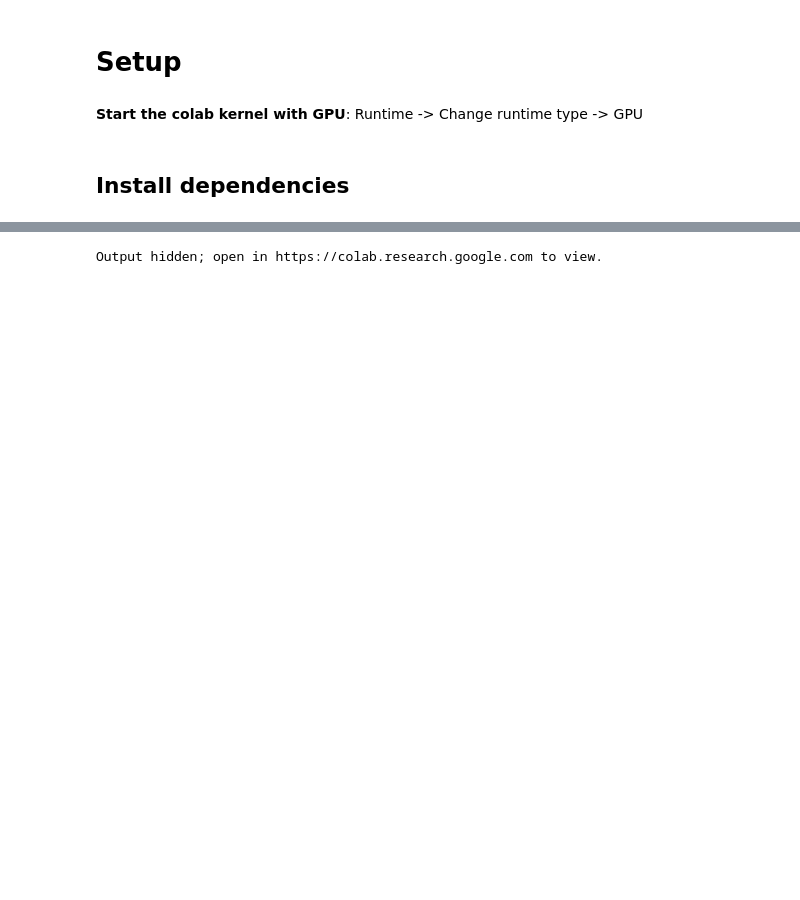
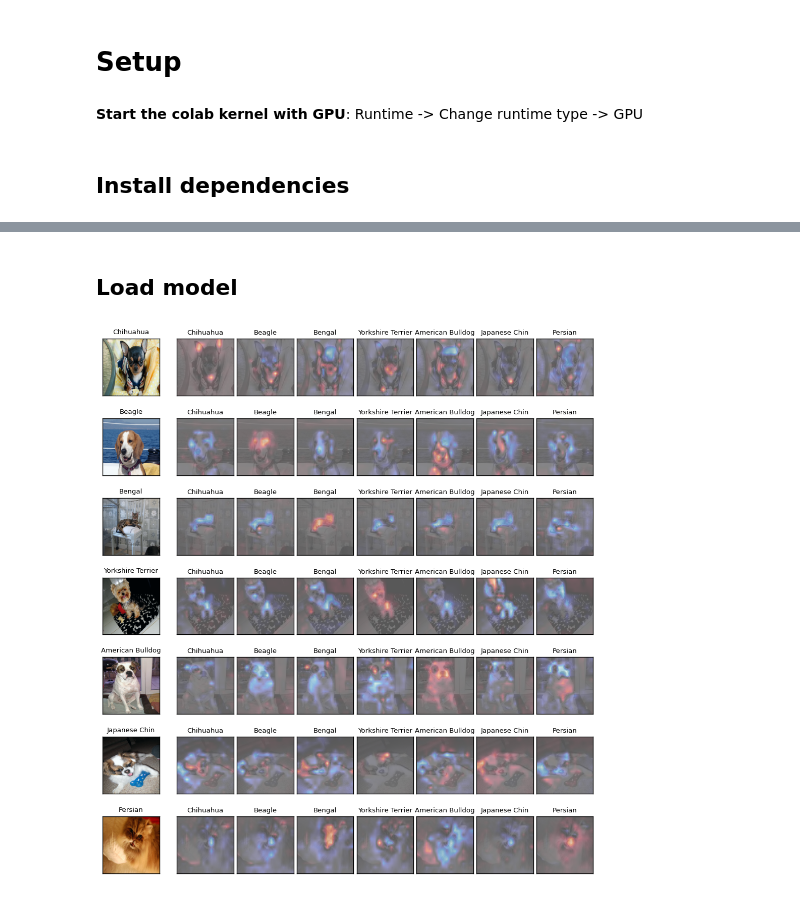
Before and after one commit to suinleelab/vit-shapley, a Jupyter notebook: notebooks/vit-shapley-example.ipynb, the cells around one changed output, grey strips where cells are left out. Cells and saved outputs as stored; diff of their text form; code cells hidden in the pictures; blank space fills up the shorter version.

```diff
--- a/notebooks/vit-shapley-example.ipynb
+++ b/notebooks/vit-shapley-example.ipynb
@@ -283,42 +147,2 @@ for idx, (backbone_type, backbone_type_config) in enumerate(backbone_type_config
-# %%
-_config.update({'explainer_normalization': "additive",
-                'explainer_activation': "tanh",
-                'explainer_link': 'sigmoid' if _config["output_dim"]==1 else 'softmax',
-                'explainer_head_num_attention_blocks': 1,
-                'explainer_head_include_cls': True,
-                'explainer_head_num_mlp_layers': 3,
-                'explainer_head_mlp_layer_ratio': 4,
-                'explainer_residual': [],
-                'explainer_freeze_backbone': "all"})
-
-explainer_dict = OrderedDict()
-for idx, (backbone_type, backbone_type_config) in enumerate(backbone_type_config_dict.items()):
-    download_file(backbone_type_config["explainer_path"], "explainer.ckpt")
-    explainer_dict[backbone_type] = Explainer(normalization=_config["explainer_normalization"],
-                                              normalization_class=_config["explainer_normalization_class"],
-                                              activation=_config["explainer_activation"],
-                                              surrogate=surrogate_dict[backbone_type]["pre-softmax"],
-                                              link=_config["explainer_link"],
-                                              backbone_type=backbone_type,
-                                              download_weight=False,
-                                              residual=_config['explainer_residual'],
-                                              load_path="explainer.ckpt",
-                                              target_type=_config["target_type"],
-                                              output_dim=_config["output_dim"],
-
-                                              explainer_head_num_attention_blocks=_config["explainer_head_num_attention_blocks"],
-                                              explainer_head_include_cls=_config["explainer_head_include_cls"],
-                                              explainer_head_num_mlp_layers=_config["explainer_head_num_mlp_layers"],
-                                              explainer_head_mlp_layer_ratio=_config["explainer_head_mlp_layer_ratio"],
-                                              explainer_norm=_config["explainer_norm"],
-
-                                              efficiency_lambda=_config["explainer_efficiency_lambda"],
-                                              efficiency_class_lambda=_config["explainer_efficiency_class_lambda"],
-                                              freeze_backbone=_config["explainer_freeze_backbone"],
-
-                                              checkpoint_metric=_config["checkpoint_metric"],
-                                              optim_type=_config["optim_type"],
-                                              learning_rate=_config["learning_rate"],
-                                              weight_decay=_config["weight_decay"],
-                                              decay_power=_config["decay_power"],
-                                              warmup_steps=_config["warmup_steps"]).to(_config["gpus_explainer"][idx])
+# %% [markdown]
+## Load model
@@ -496,4 +331,4 @@ def plot_figure(sample_idx_list, explainer):
 # %%
-plot_figure(sample_idx_list=[7, 12, 13, 14, 15, 16, 17], explainer=explainer_dict[backbone_type])
+plot_figure(sample_idx_list=[7, 12, 13, 14, 15, 16, 17], explainer=explainer)
 # %% [output]
-Output hidden; open in https://colab.research.google.com to view.
+[figure, added]
```
Also changed, not shown: parts of 16 cells of this notebook.
